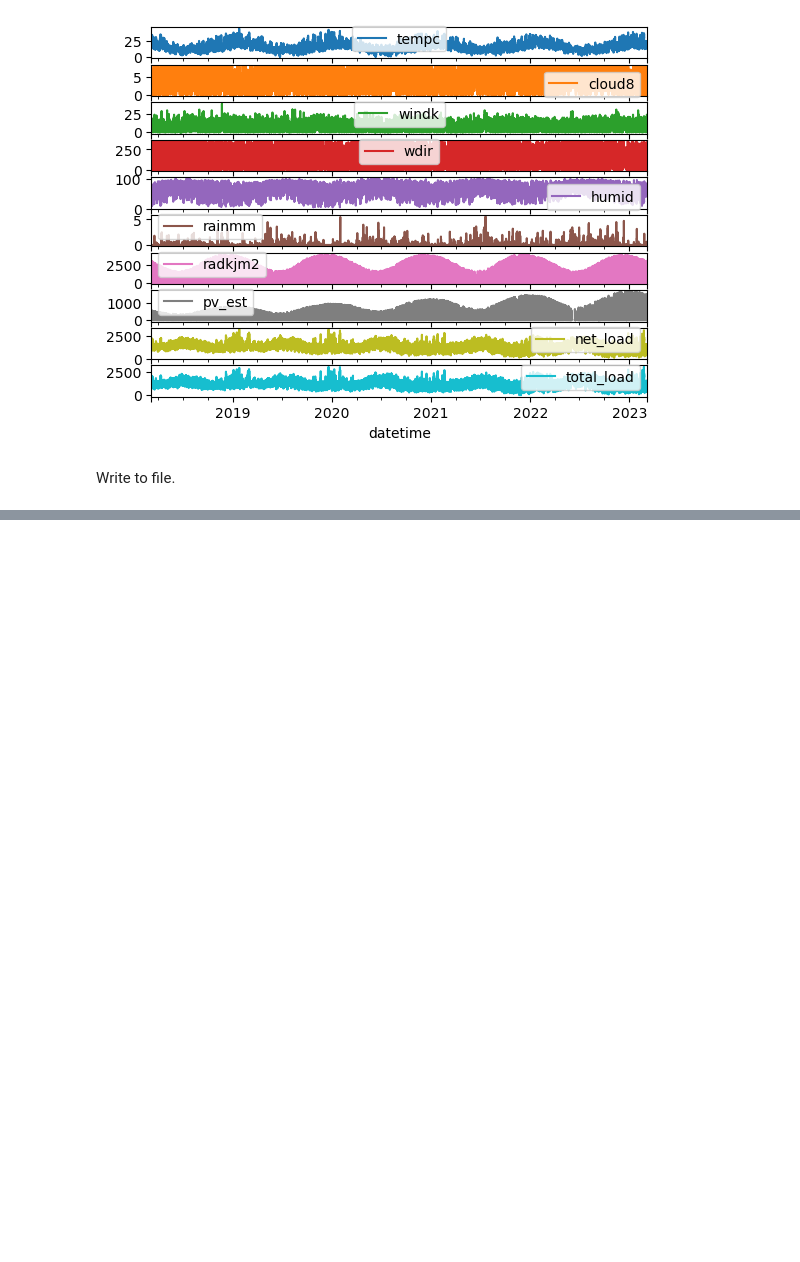
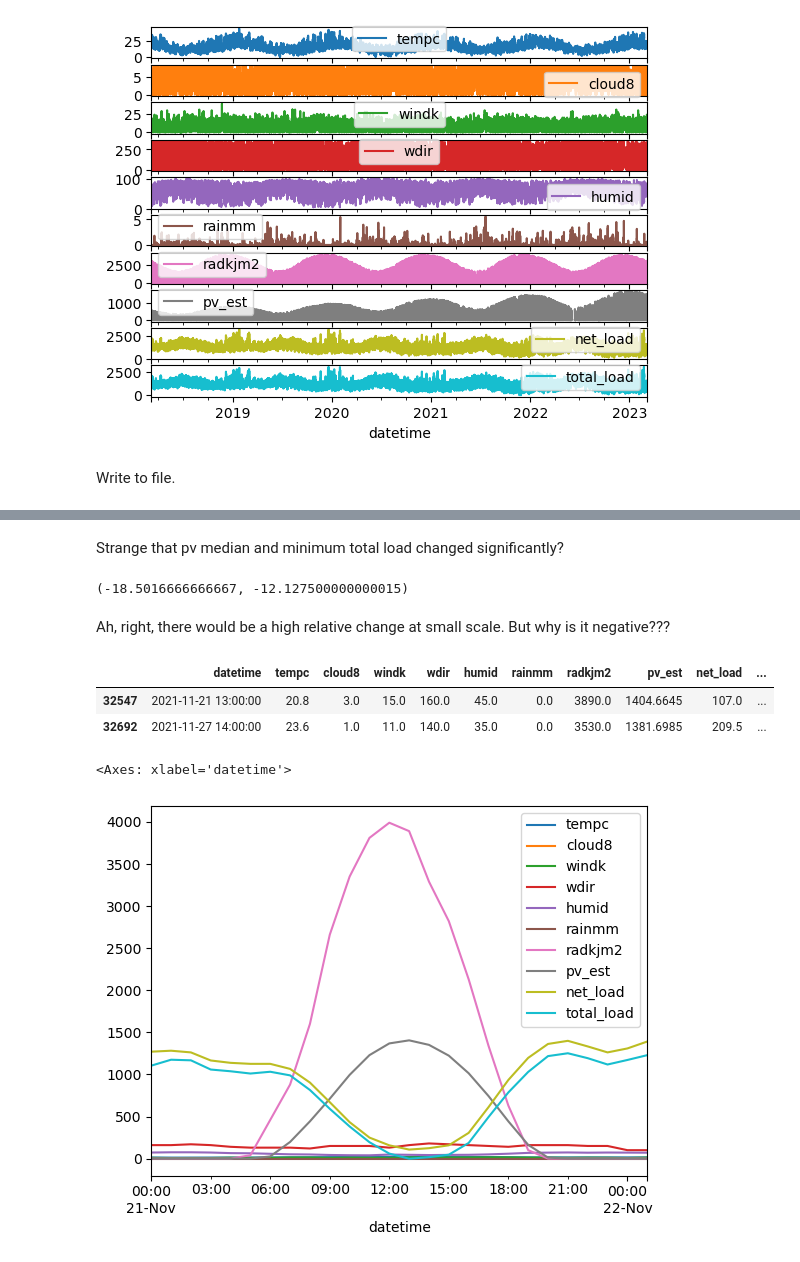
Before and after one commit to chaserobertson/tesla-stlf, a Jupyter notebook: notebooks/full_merge.ipynb, the cells around one changed output, grey strips where cells are left out. Cells and saved outputs as stored; diff of their text form; code cells hidden in the pictures; blank space fills up the shorter version.

```diff
--- a/notebooks/full_merge.ipynb
+++ b/notebooks/full_merge.ipynb
@@ -99,0 +159,19 @@ merged.to_csv('../data/sa/merged_interpolated.csv', index=False)
+# %% [markdown]
+Strange that pv median and minimum total load changed significantly?
+# %%
+merged.total_load.min(), merged_hour.total_load.min()
+# %% [output]
+(-18.5016666666667, -12.127500000000015)
+# %% [markdown]
+Ah, right, there would be a high relative change at small scale. But why is it negative???
+# %%
+merged_hour[merged_hour.total_load < 0]
+# %% [output]
+|  | datetime | tempc | cloud8 | windk | wdir | humid | rainmm | radkjm2 | pv_est | net_load | ... |
+| 32547 | 2021-11-21 13:00:00 | 20.8 | 3.0 | 15.0 | 160.0 | 45.0 | 0.0 | 3890.0 | 1404.6645 | 107.0 | ... |
+| 32692 | 2021-11-27 14:00:00 | 23.6 | 1.0 | 11.0 | 140.0 | 35.0 | 0.0 | 3530.0 | 1381.6985 | 209.5 | ... |
+# %%
+merged_hour.iloc[32534:32560].plot(x='datetime')
+# %% [output]
+<Axes: xlabel='datetime'>
+[figure, added]
```
Also changed, not shown: parts of 8 cells of this notebook, 1 other file.
